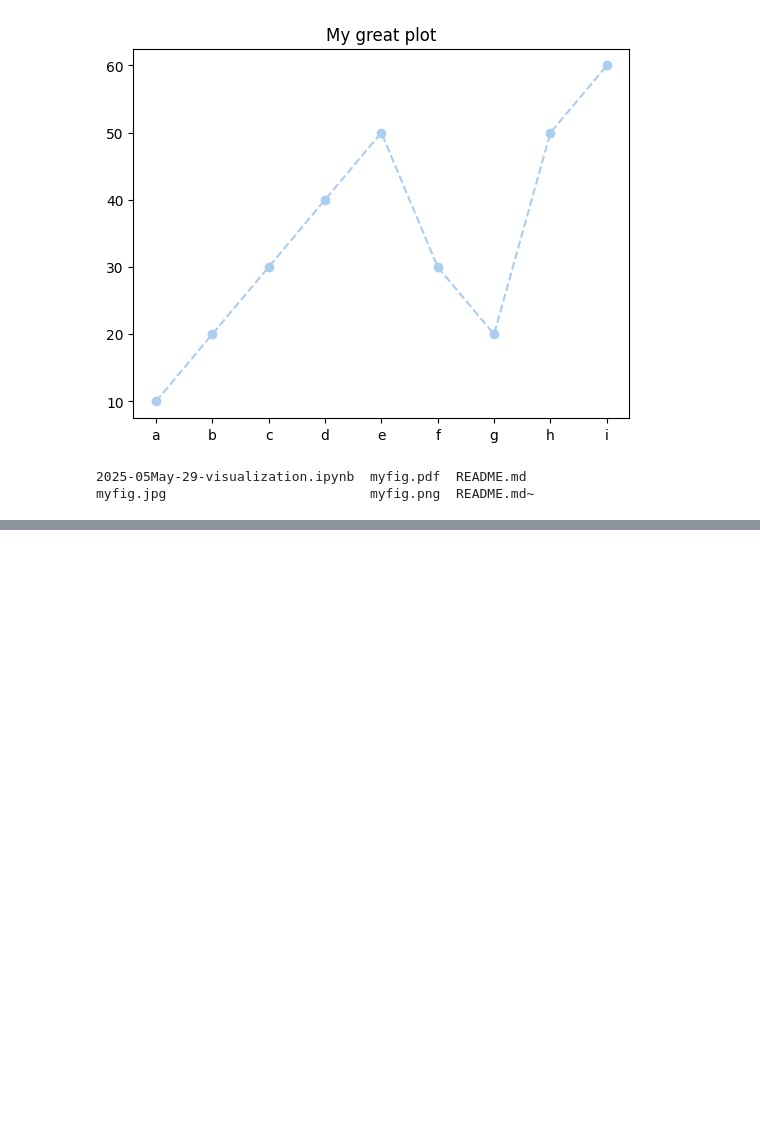
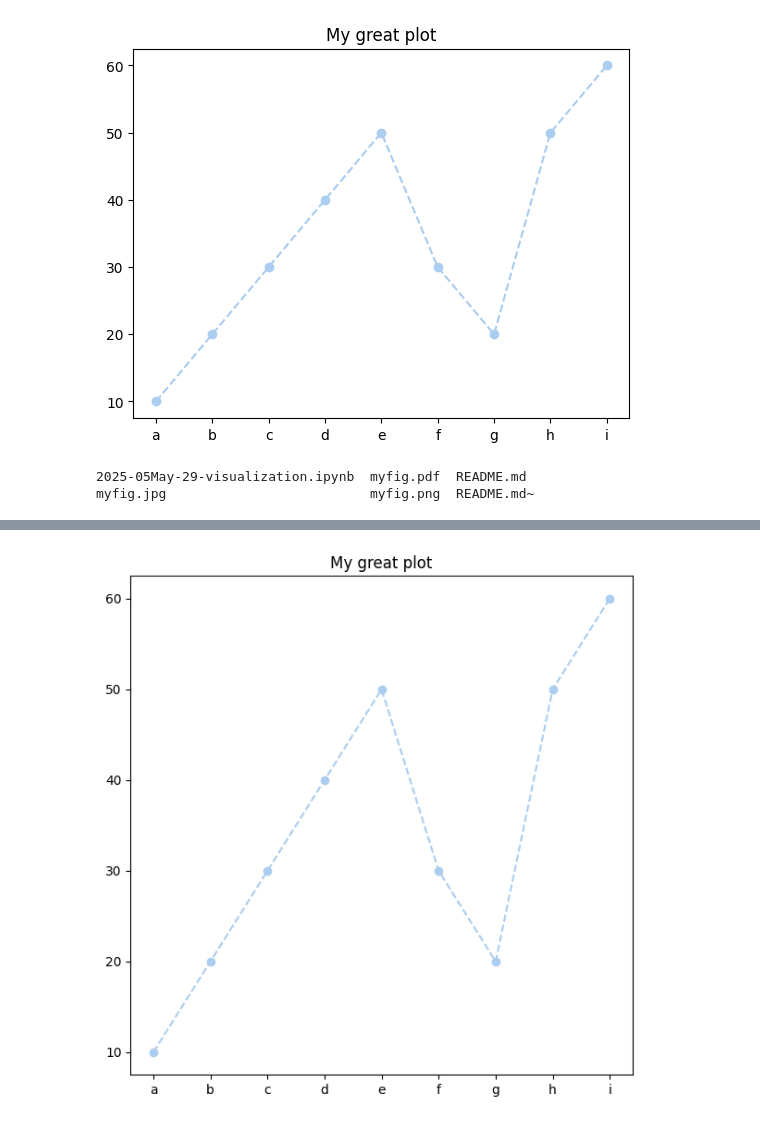
Before and after one commit to reuven/apple-2025-05May-29-visualization, a Jupyter notebook: 2025-05May-29-visualization.ipynb, the cells around one changed output, grey strips where cells are left out. Drawn from its saved outputs; the diff is of its cells as text; code cells hidden in the pictures; blank space fills up the shorter version.

```diff
--- a/2025-05May-29-visualization.ipynb
+++ b/2025-05May-29-visualization.ipynb
@@ -177,0 +181,7 @@ axes = s.plot.line(title='My great plot',
+# %%
+axes = s.plot.line(title='My great plot',
+           color='#abcdef',
+           style='o--',
+           figsize=(7, 7))
+# %% [output]
+[figure, added]
```
Also changed, not shown: parts of 2 cells of this notebook.
